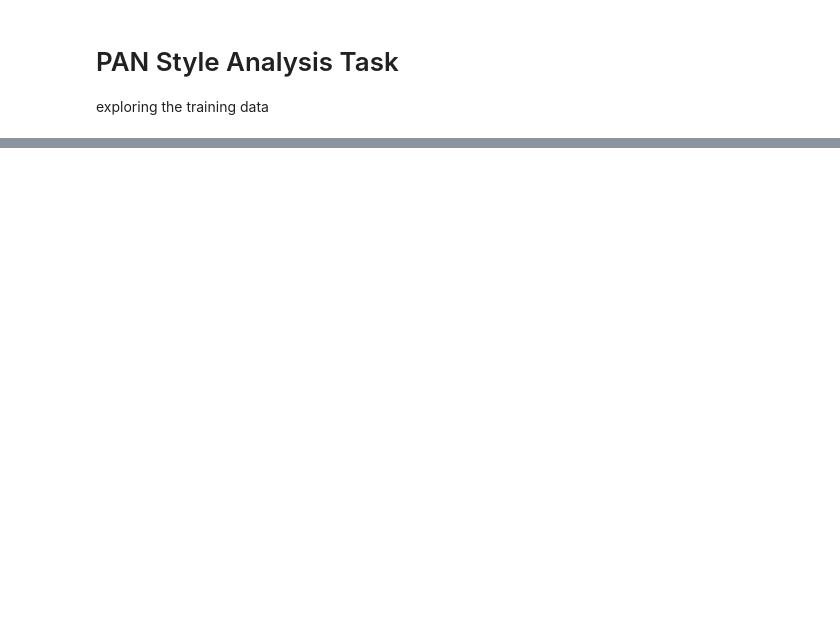
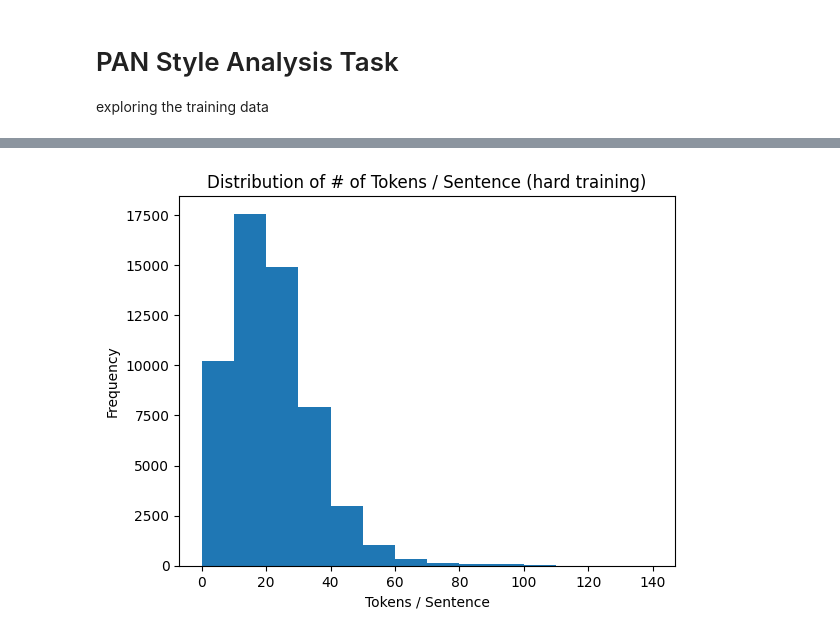
Before and after one commit to denizbt/pan-styleAnalysis25, a Jupyter notebook: data-exploration.ipynb, the cells around one changed output, grey strips where cells are left out. Cells and saved outputs as stored; diff of their text form; code cells hidden in the pictures; blank space fills up the shorter version.

```diff
--- a/data-exploration.ipynb
+++ b/data-exploration.ipynb
@@ -67,0 +114,9 @@ hard {4: 1400, 3: 1400, 2: 1400}
+# %%
+plt.clf()
+plt.hist(hard_token_lengths, bins=[0, 10, 20, 30, 40, 50, 60, 70, 80, 100, 110, 120, 130, 140])
+plt.title("Distribution of # of Tokens / Sentence (hard training)")
+plt.xlabel("Tokens / Sentence")
+plt.ylabel("Frequency")
+plt.show()
+# %% [output]
+[figure, added]
```
Also changed, not shown: parts of 6 cells of this notebook, 2 other files.
